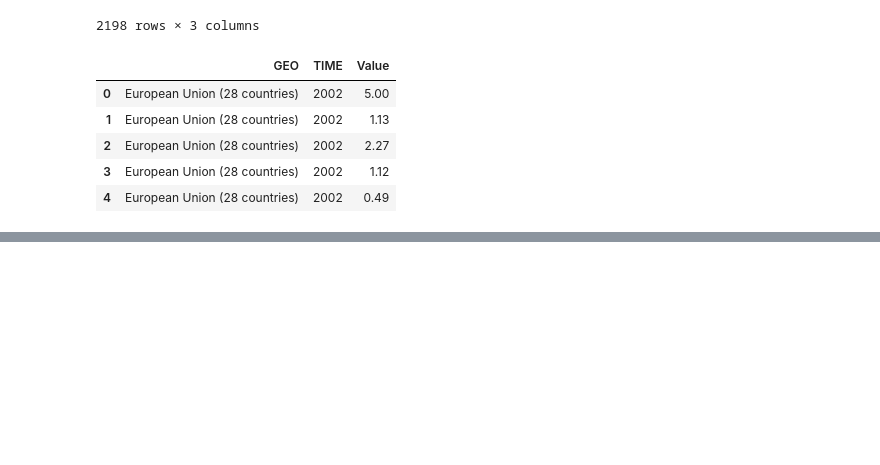
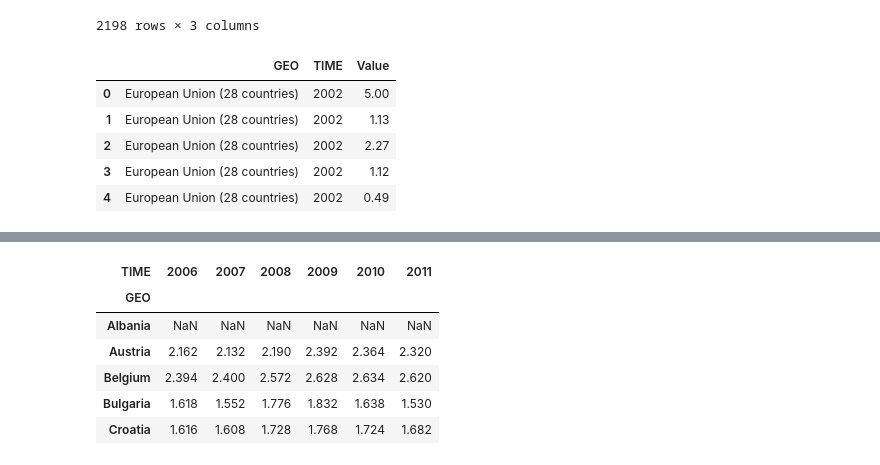
Before and after one commit to JanineW/Data-Science-with-Python, a Jupyter notebook: DescriptiveStatistics.ipynb, the cells around one changed output, grey strips where cells are left out. Saved outputs shown, nothing was run; the diff lists cells and outputs as text; code cells hidden in the pictures; blank space fills up the shorter version.

```diff
--- a/DescriptiveStatistics.ipynb
+++ b/DescriptiveStatistics.ipynb
@@ -287,0 +293,5 @@ eduDrop.head()
+# %%
+#Sorting
+# Notice the variable name and Capital letter
+edu.sort_values(by = 'Value', ascending = False, inplace = True)
+edu.head()
@@ -287,0 +305,4 @@ eduDrop.head()
+# %%
+# the original order, we can sort by an index using the sort_index function and specifying axis=0
+edu.sort_index(axis = 0, ascending = True, inplace = True)
+edu.head()
@@ -287,0 +328,13 @@ eduDrop.head()
+# %%
+filtered_data = edu[edu['TIME'] >2005]
+#pivot table
+pivedu = pd.pivot_table(filtered_data, values = 'Value', index = ['GEO'], columns = ['TIME'])
+pivedu.head()
+# %% [output]
+| TIME | 2006 | 2007 | 2008 | 2009 | 2010 | 2011 |
+| GEO |  |  |  |  |  |  |
+| Albania | NaN | NaN | NaN | NaN | NaN | NaN |
+| Austria | 2.162 | 2.132 | 2.190 | 2.392 | 2.364 | 2.320 |
+| Belgium | 2.394 | 2.400 | 2.572 | 2.628 | 2.634 | 2.620 |
+| Bulgaria | 1.618 | 1.552 | 1.776 | 1.832 | 1.638 | 1.530 |
+| Croatia | 1.616 | 1.608 | 1.728 | 1.768 | 1.724 | 1.682 |
```
Also changed, not shown: parts of 6 cells of this notebook, 13 other files.
